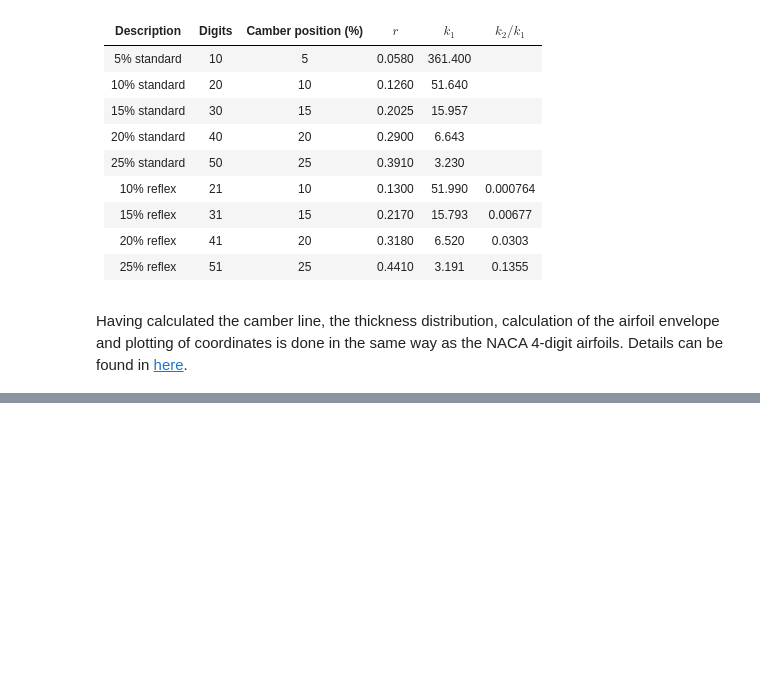
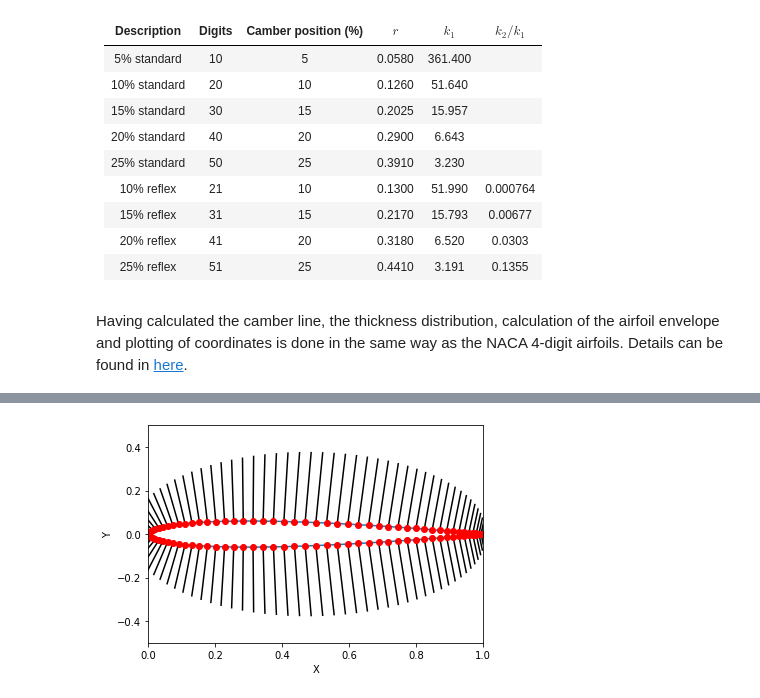
Before and after one commit to alfiyandyhr/VortexPanelMethod, a Jupyter notebook: airfoil_vpm.ipynb, the cells around one changed output, grey strips where cells are left out. Drawn from its saved outputs; the diff is of its cells as text; code cells hidden in the pictures; blank space fills up the shorter version.

```diff
--- a/airfoil_vpm.ipynb
+++ b/airfoil_vpm.ipynb
@@ -436,0 +442,61 @@ plt.show()
+# %%
+# Clokwise panels
+# Geometric quantities of airfoil
+
+# Check if LE is equal to avoid panel with zero length
+if xu[0] == xl[0]:
+    xu = xu[1:]
+    yu = yu[1:]
+
+XB = np.concatenate((np.flip(xl),xu),axis=0)  # Boundary X points
+YB = np.concatenate((np.flip(yl),yu),axis=0)  # Boundary Y points
+
+# Control points
+XC  = np.zeros(len(XB)-1)
+YC  = np.zeros(len(XB)-1)
+S   = np.zeros(len(XB)-1)
+phi = np.zeros(len(XB)-1)
+
+# Calculate the control points coordinates
+for k in range(len(XB)-1):
+    XC[k]  = 0.5 * (XB[k] + XB[k+1])        # control points are in the middle of the panel
+    YC[k]  = 0.5 * (YB[k] + YB[k+1])
+    deltaX = XB[k+1] - XB[k]
+    deltaY = YB[k+1] - YB[k]
+    S[k]   = np.sqrt(deltaX**2 + deltaY**2) # panel size
+    phi[k] = np.arctan2(deltaY,deltaX)      # positive from the x-axis to normal outside panel direction
+    if phi[k] < 0:
+        phi[k] = phi[k] + 2*np.pi
+
+# Panel normal angle
+delta = phi + np.pi/2
+
+# Creating beta for every AoA
+beta = []
+for i in range(len(AoA)):
+    beta.append(delta - AoA[i]/180*np.pi)
+    for j in range(len(delta)):
+        if beta[i][j] > 2*np.pi:
+            beta[i][j] -= 2*np.pi  # avoids angle above 360
+
+if airfoil_check:
+    plt.plot(XB, YB)
+
+    arrow_size = np.zeros(len(XC))
+    Xarrow     = np.zeros(len(XC))
+    Yarrow     = np.zeros(len(XC))
+
+    for i in range(len(XC)):
+        arrow_size[i] = S[i]*N/10
+        Xarrow[i]     = XC[i] + np.cos(delta[i])*arrow_size[i]
+        Yarrow[i]     = YC[i] + np.sin(delta[i])*arrow_size[i]
+        plt.plot((XC[i], Xarrow[i]),(YC[i], Yarrow[i]), 'k')
+
+    plt.plot(XC, YC, 'ro')
+    plt.xlabel('X')
+    plt.ylabel('Y')
+    plt.xlim([0, 1])
+    plt.ylim([-0.5, 0.5])
+    plt.show()
+# %% [output]
+[figure, added]
```
Also changed, not shown: parts of 20 cells of this notebook, 3 other files.
